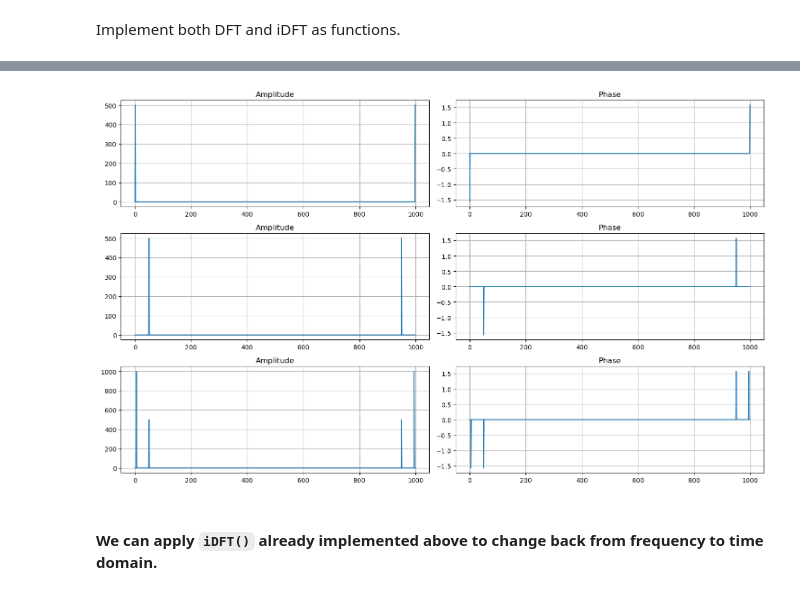
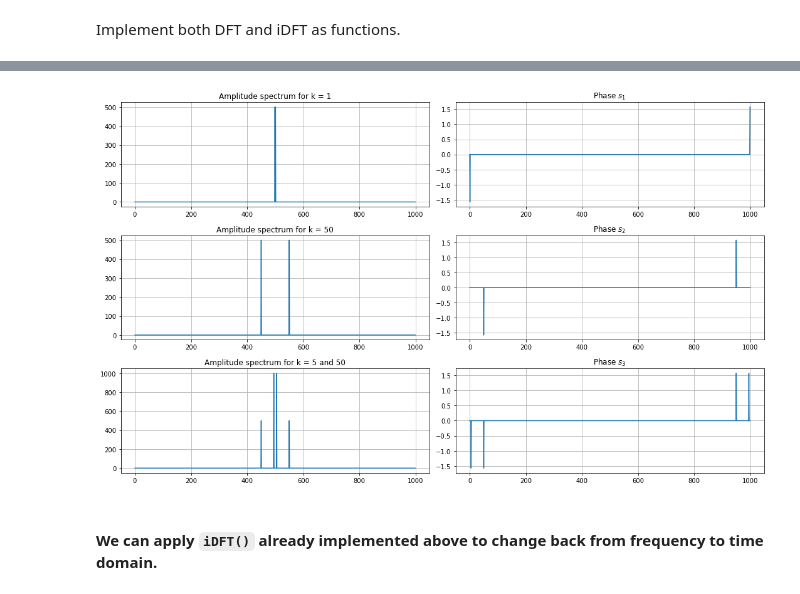
Before and after one commit to kerim325/SIP_Tutorials, a Jupyter notebook: Conv_DFT/SIP_SS23_Convolution-DFT_Tutorial_Solution.ipynb, the cells around one changed output, grey strips where cells are left out. Cells and saved outputs as stored; diff of their text form; code cells hidden in the pictures.

```diff
--- a/Conv_DFT/SIP_SS23_Convolution-DFT_Tutorial_Solution.ipynb
+++ b/Conv_DFT/SIP_SS23_Convolution-DFT_Tutorial_Solution.ipynb
@@ -204,44 +174,38 @@ plt.tight_layout()
 # %%
-# plots
+fig, ax = plt.subplots(3, 2, figsize=(15,9))
+ax[0,0].plot(np.fft.fftshift(np.abs(S1)))
+ax[0,0].grid()
+ax[0,0].set_title('Amplitude spectrum for k = 1')
 
+r = np.angle(S1)
+r[np.abs(S1) < 1e-8] = 0
+ax[0,1].plot(r)
+ax[0,1].grid()
+ax[0,1].set_title('Phase $s_{1}$')
 
-fig, ax = plt.subplots(3, 2, figsize=(15,9))
-ax[0, 0].plot(np.abs(S1))
-ax[0, 0].grid()
-ax[0, 0].set_title('Amplitude')
+ax[1,0].plot(np.fft.fftshift(np.abs(S2)))
+ax[1,0].grid()
+ax[1,0].set_title('Amplitude spectrum for k = 50')
 
-p = np.angle(S1)
-p[np.abs(S1) < 1e-8] = 0
-ax[0, 1].plot(p)
-ax[0, 1].grid()
-ax[0, 1].set_title('Phase')
+r = np.angle(S2)
+r[np.abs(S2) < 1e-8] = 0
+ax[1,1].plot(r)
+ax[1,1].grid()
+ax[1,1].set_title('Phase $s_{2}$')
 
-ax[1, 0].plot(np.abs(S2))
-ax[1, 0].grid()
-ax[1, 0].set_title('Amplitude')
-
-q = np.angle(S2)
-q[np.abs(S2) < 1e-8] = 0
-
-ax[1, 1].plot(q)
-ax[1, 1].grid()
-ax[1, 1].set_title('Phase')
-
-
-ax[2, 0].plot(np.abs(S3))
+ax[2, 0].plot(np.fft.fftshift(np.abs(S3)))
 ax[2, 0].grid()
-ax[2, 0].set_title('Amplitude')
+ax[2, 0].set_title('Amplitude spectrum for k = 5 and 50')
 
 r = np.angle(S3)
 r[np.abs(S3) < 1e-8] = 0
-
 ax[2, 1].plot(r)
 ax[2, 1].grid()
-ax[2, 1].set_title('Phase')
+ax[2, 1].set_title('Phase $s_{3}$')
 
 plt.tight_layout()
 # %% [output]
-[figure, old version]
+[figure, new version]
 # %% [markdown]
 #### We can apply `iDFT()` already implemented above to change back from frequency to time domain.
 # %%
```
Also changed, not shown: parts of 13 cells of this notebook, 3 other files.
